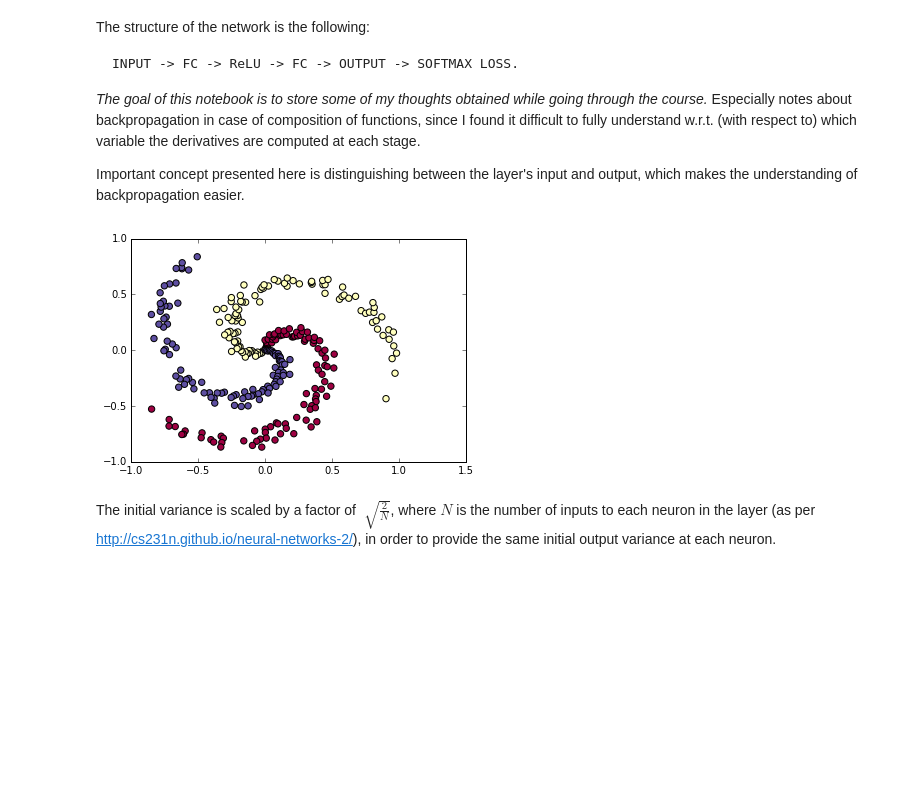
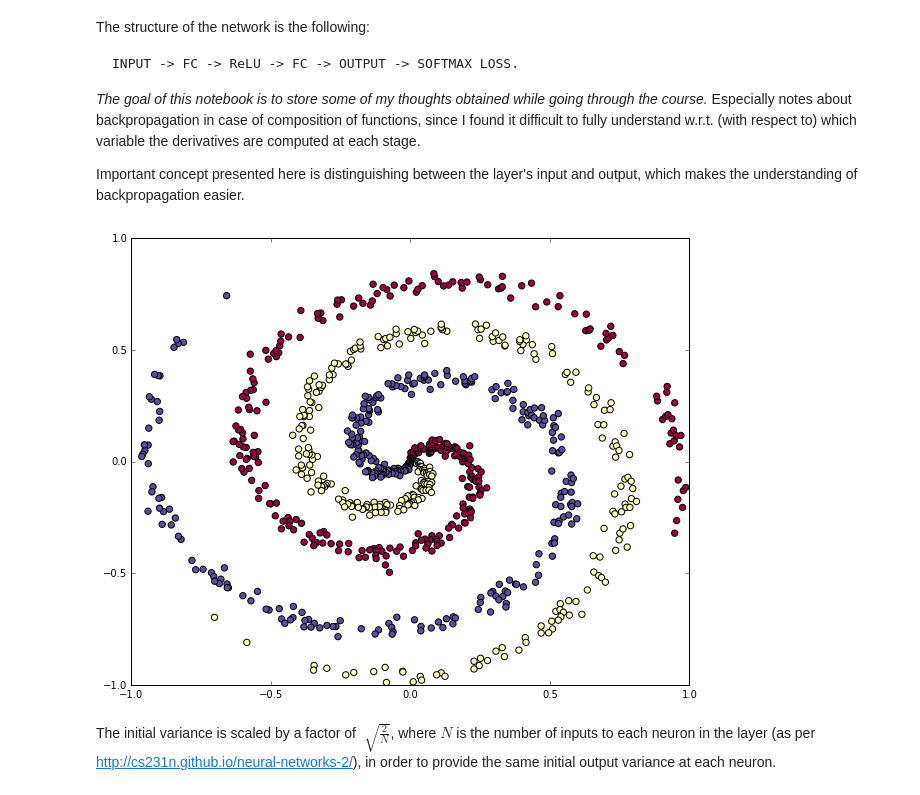
Before and after one commit to alen-mujkanovic/ml-playground, a Jupyter notebook: notebooks/two-layer-net.ipynb, the cells around one changed output. Saved outputs shown, nothing was run; the diff lists cells and outputs as text; code cells hidden in the pictures; blank space fills up the shorter version.

```diff
--- a/notebooks/two-layer-net.ipynb
+++ b/notebooks/two-layer-net.ipynb
@@ -12,28 +12,33 @@ Important concept presented here is distinguishing between the layer's input and
 # %%
 import numpy as np
 import matplotlib.pyplot as plt
 from sklearn.model_selection import train_test_split
 %matplotlib inline
+plt.rcParams['figure.figsize'] = (10.0, 8.0) # set default size of plots
+plt.rcParams['image.interpolation'] = 'nearest'
+plt.rcParams['image.cmap'] = 'gray'
 
 # Data generation obtained from http://cs231n.github.io/neural-networks-case-study/
 def generate_data(N, K):
     D = 2   # Dimensionality
     X = np.zeros((N * K, D))            # Data matrix (each row = single example)
     y = np.zeros(N * K, dtype='uint8')  # Class labels
     for j in xrange(K):
       ix = range(N * j, N * (j + 1))
       r = np.linspace(0.0, 1, N)                                         # radius
-      t = np.linspace(j * 4, (j + 1) * 4, N) + np.random.randn(N) * 0.2  # theta
+      t = np.linspace(j * 8, (j + 1) * 8, N) + np.random.randn(N) * 0.2  # theta
       X[ix] = np.c_[r * np.sin(t), r * np.cos(t)]
       y[ix] = j
 
     plt.scatter(X[:, 0], X[:, 1], c=y, s=40, cmap=plt.cm.Spectral)  # Visualize
+    plt.xlim([-1,1])
+    plt.ylim([-1,1])
     return X, y
 
 # Example:
-_ = generate_data(100, 3)
+_=generate_data(300, 3)  # Prevent the output.
 # %% [output]
-[figure, old version]
+[figure, new version]
 # %% [markdown]
 The initial variance is scaled by a factor of $\sqrt[]{\frac{2}{N}}$, where $N$ is the number of inputs to each neuron in the layer (as per http://cs231n.github.io/neural-networks-2/), in order to provide the same initial output variance at each neuron.
 # %%
```
Also changed, not shown: parts of 4 cells of this notebook.
